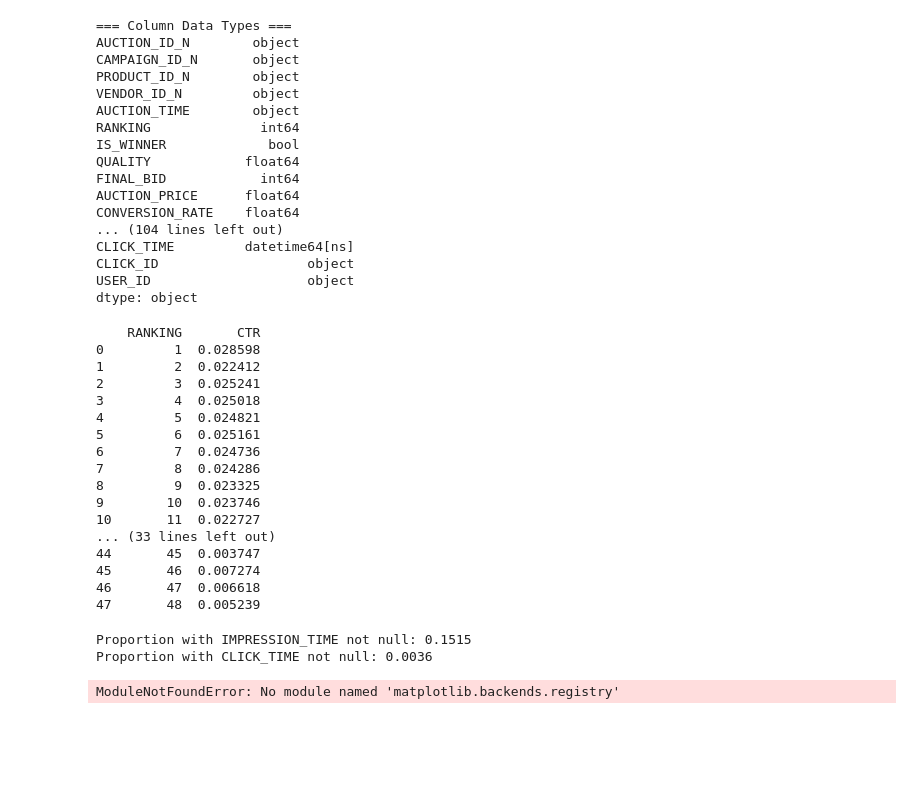
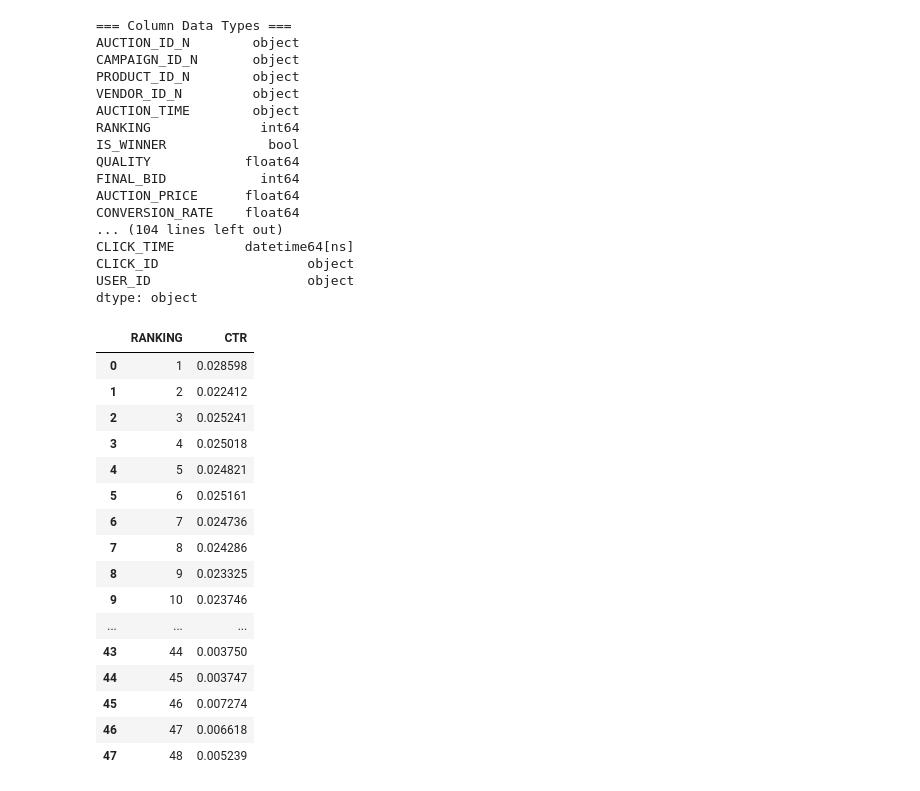
Before and after one commit to mingao111/Topsort-Online-Ads, a Jupyter notebook: CTR_CVR_estimation.ipynb, the cells around one changed output. Cells and saved outputs as stored; diff of their text form; code cells hidden in the pictures; blank space fills up the shorter version.

```diff
--- a/CTR_CVR_estimation.ipynb
+++ b/CTR_CVR_estimation.ipynb
@@ -53,55 +53,35 @@ dtype: object
 # %%
 # --- 1. Filter only rows where ad was shown (winner) and has an impression ---
 df_ctr = data[(data['IS_WINNER'] == True) & (data['IMPRESSION_TIME'].notna())].copy()
 
 # --- 2. Create an indicator for whether a click occurred ---
 df_ctr['HAS_CLICK'] = df_ctr['CLICK_TIME'].notna().astype(int)
 
 # --- 3. Group by ranking and compute CTR (mean of HAS_CLICK) ---
 ctr_by_rank = (
     df_ctr.groupby('RANKING')['HAS_CLICK']
     .mean()
     .reset_index(name='CTR')
     .sort_values('RANKING')
 )
 
 # --- 4. Display ---
-print(ctr_by_rank)
+ctr_by_rank
 # %% [output]
-    RANKING       CTR
-0         1  0.028598
-1         2  0.022412
-2         3  0.025241
-3         4  0.025018
-4         5  0.024821
-5         6  0.025161
-6         7  0.024736
-7         8  0.024286
-8         9  0.023325
-9        10  0.023746
-10       11  0.022727
-... (33 lines left out)
-44       45  0.003747
-45       46  0.007274
-46       47  0.006618
-47       48  0.005239
+|  | RANKING | CTR |
+| 0 | 1 | 0.028598 |
+| 1 | 2 | 0.022412 |
+| 2 | 3 | 0.025241 |
+| 3 | 4 | 0.025018 |
+| 4 | 5 | 0.024821 |
+| 5 | 6 | 0.025161 |
+| 6 | 7 | 0.024736 |
+| 7 | 8 | 0.024286 |
+| 8 | 9 | 0.023325 |
+| 9 | 10 | 0.023746 |
+| ... | ... | ... |
+| 43 | 44 | 0.003750 |
+| 44 | 45 | 0.003747 |
+| 45 | 46 | 0.007274 |
+| 46 | 47 | 0.006618 |
+| 47 | 48 | 0.005239 |
-# %%
-# Assuming `data` is your DataFrame
-prop_impression = data['IMPRESSION_TIME'].notna().mean()
-prop_click = data['CLICK_TIME'].notna().mean()
-
-print(f"Proportion with IMPRESSION_TIME not null: {prop_impression:.4f}")
-print(f"Proportion with CLICK_TIME not null: {prop_click:.4f}")
-# %% [output]
-Proportion with IMPRESSION_TIME not null: 0.1515
-Proportion with CLICK_TIME not null: 0.0036
-# %%
-from matplotlib import pyplot as plt
-
-plt.plot(ctr_by_rank['RANKING'], ctr_by_rank['CTR'], marker='o')
-plt.xlabel("Ranking (slot position)")
-plt.ylabel("Click-Through Rate (CTR)")
-plt.title("CTR by Auction Ranking (Conditioned on Impression)")
-plt.show()
-# %% [output]
-ModuleNotFoundError: No module named 'matplotlib.backends.registry'
```
Also changed, not shown: parts of 3 cells of this notebook.
